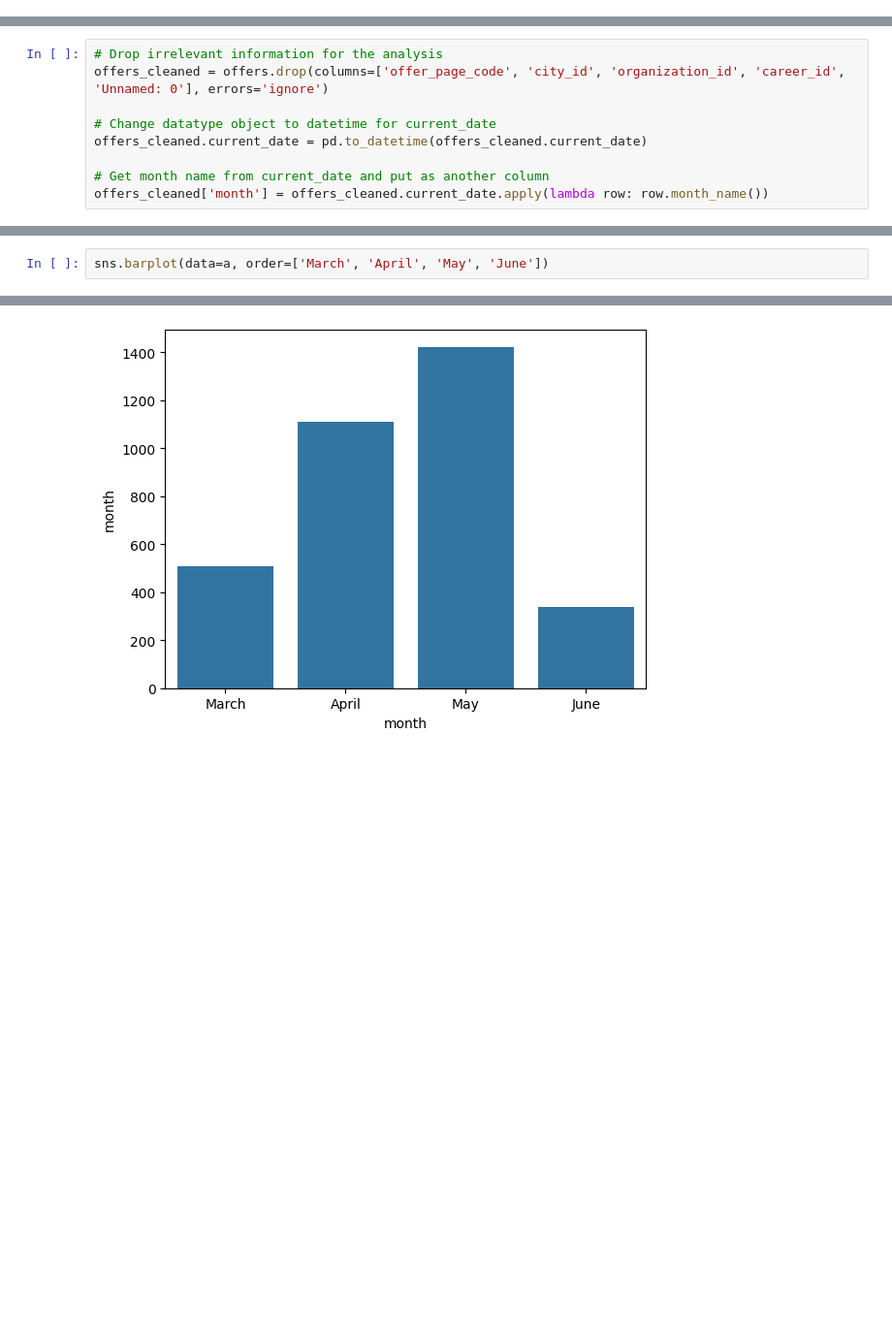
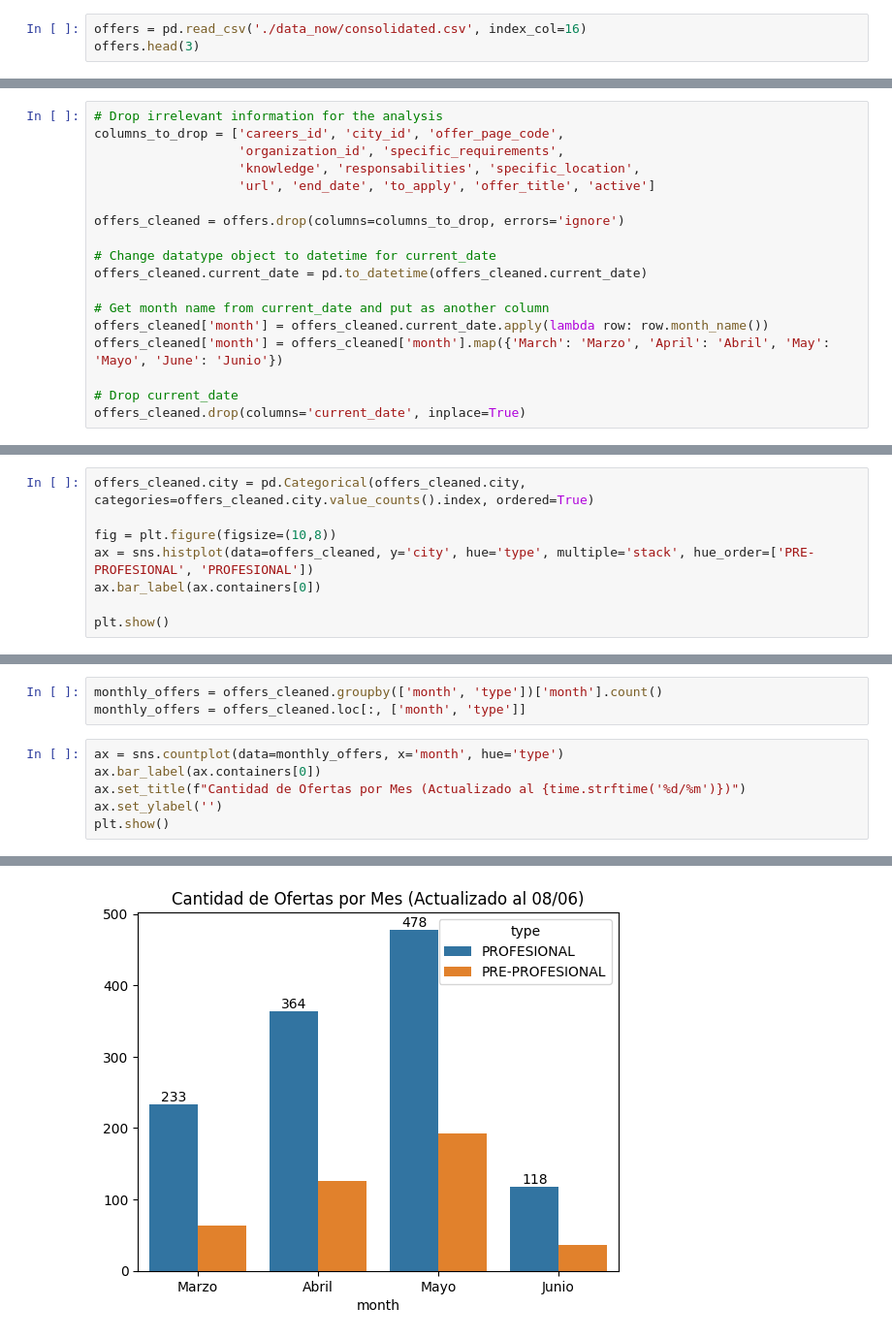
Before and after one commit to aburgosn-ds/db-public_sector_internships, a Jupyter notebook: notebooks/data_analysis.ipynb, the cells around one changed output, grey strips where cells are left out. Shown at 97% size. Drawn from its saved outputs; the diff is of its cells as text; blank space fills up the shorter version.

```diff
--- a/notebooks/data_analysis.ipynb
+++ b/notebooks/data_analysis.ipynb
@@ -12,0 +8,3 @@ offers.rename({'current_date_e': 'current_date', 'name': 'organization', 'name_e
+# %%
+offers = pd.read_csv('./data_now/consolidated.csv', index_col=16)
+offers.head(3)
@@ -21,13 +65,22 @@ Index(['Unnamed: 0', 'active', 'career', 'career_id', 'city', 'city_id',
       dtype='object')
 # %%
 # Drop irrelevant information for the analysis
-offers_cleaned = offers.drop(columns=['offer_page_code', 'city_id', 'organization_id', 'career_id', 'Unnamed: 0'], errors='ignore')
+columns_to_drop = ['careers_id', 'city_id', 'offer_page_code',
+                   'organization_id', 'specific_requirements',
+                   'knowledge', 'responsabilities', 'specific_location',
+                   'url', 'end_date', 'to_apply', 'offer_title', 'active']
+
+offers_cleaned = offers.drop(columns=columns_to_drop, errors='ignore')
 
 # Change datatype object to datetime for current_date
 offers_cleaned.current_date = pd.to_datetime(offers_cleaned.current_date)
 
 # Get month name from current_date and put as another column
 offers_cleaned['month'] = offers_cleaned.current_date.apply(lambda row: row.month_name())
+offers_cleaned['month'] = offers_cleaned['month'].map({'March': 'Marzo', 'April': 'Abril', 'May': 'Mayo', 'June': 'Junio'})
+
+# Drop current_date
+offers_cleaned.drop(columns='current_date', inplace=True)
 # %%
 offers_cleaned.info()
 # %% [output]
@@ -85,0 +134,8 @@ Name: month, dtype: int64
+# %%
+offers_cleaned.city = pd.Categorical(offers_cleaned.city, categories=offers_cleaned.city.value_counts().index, ordered=True)
+
+fig = plt.figure(figsize=(10,8))
+ax = sns.histplot(data=offers_cleaned, y='city', hue='type', multiple='stack', hue_order=['PRE-PROFESIONAL', 'PROFESIONAL'])
+ax.bar_label(ax.containers[0])
+
+plt.show()
@@ -86,3 +148,10 @@ Name: month, dtype: int64
+# %%
+monthly_offers = offers_cleaned.groupby(['month', 'type'])['month'].count()
+monthly_offers = offers_cleaned.loc[:, ['month', 'type']]
 # %%
-sns.barplot(data=a, order=['March', 'April', 'May', 'June'])
+ax = sns.countplot(data=monthly_offers, x='month', hue='type')
+ax.bar_label(ax.containers[0])
+ax.set_title(f"Cantidad de Ofertas por Mes (Actualizado al {time.strftime('%d/%m')})")
+ax.set_ylabel('')
+plt.show()
 # %% [output]
@@ -90 +158 @@ sns.barplot(data=a, order=['March', 'April', 'May', 'June'])
-[figure, old version]
+[figure, new version]
```
Also changed, not shown: parts of 24 cells of this notebook.
